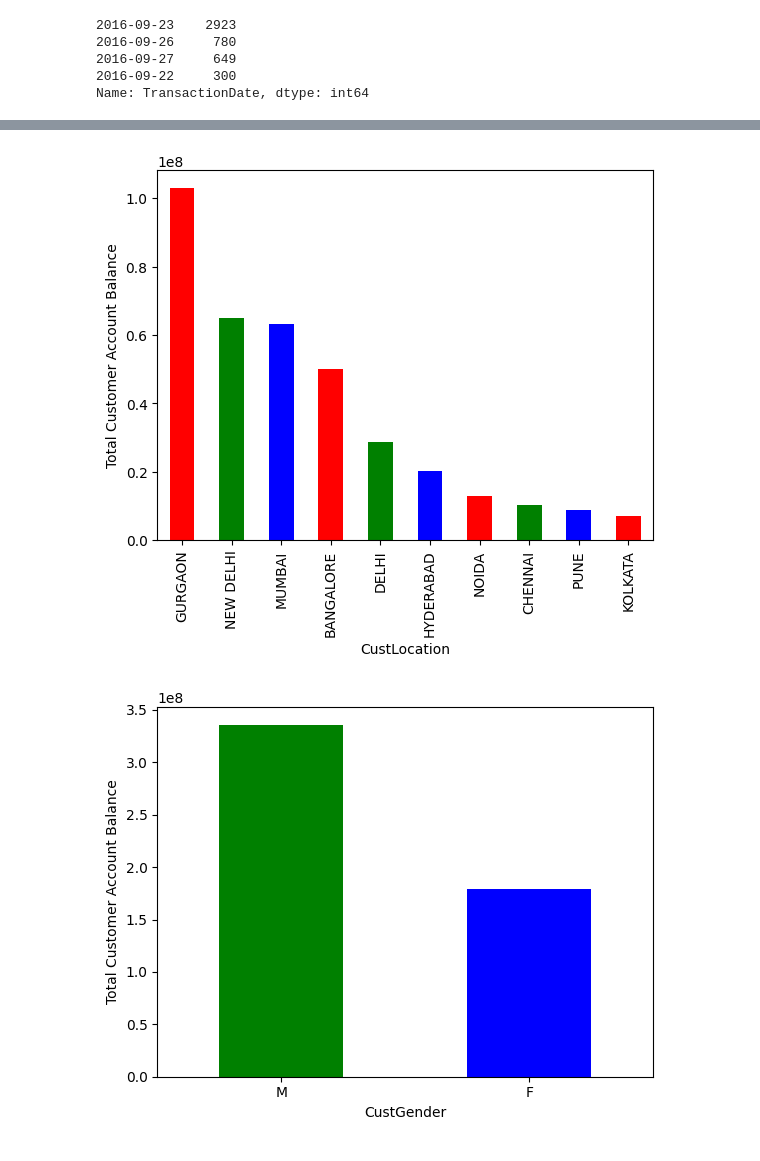
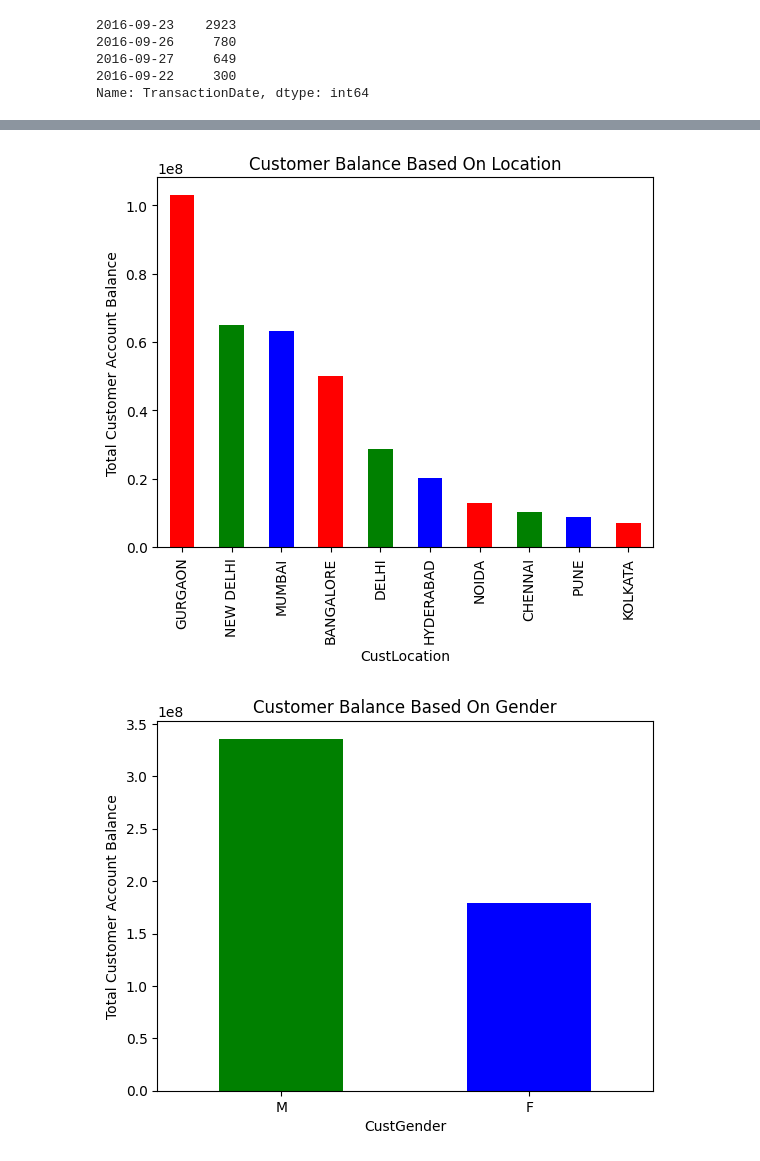
Before and after one commit to danielhermawan02/Bank-Segmentation-Analysis, a Jupyter notebook: tugas1.ipynb, the cells around one changed output, grey strips where cells are left out. Cells and saved outputs as stored; diff of their text form; code cells hidden in the pictures.

```diff
--- a/tugas1.ipynb
+++ b/tugas1.ipynb
@@ -236,16 +232,18 @@ plt.show()
 df_cust_bal = df.groupby('CustLocation')['CustAccountBalance'].sum().sort_values(ascending = False)[:10]
 df_cust_bal.plot(kind= 'bar', color = ['r','g','b'])
 plt.ylabel('Total Customer Account Balance')
+plt.title('Customer Balance Based On Location')
 plt.show()
 # %% [output]
-[figure, old version]
+[figure, new version]
 # %%
 # Highest Customer Account Balance based on Location
 df_cust_gender_bal = df.groupby('CustGender')['CustAccountBalance'].sum().sort_values(ascending = False)
 # df_cust_gender_bal
 df_cust_gender_bal.plot(kind= 'bar', color = ['g','b'])
 plt.ylabel('Total Customer Account Balance')
+plt.title('Customer Balance Based On Gender')
 plt.xticks(rotation = 360)
 plt.show()
 # %% [output]
-[figure, old version]
+[figure, new version]
```
Also changed, not shown: parts of 5 cells of this notebook, 2 other files.
